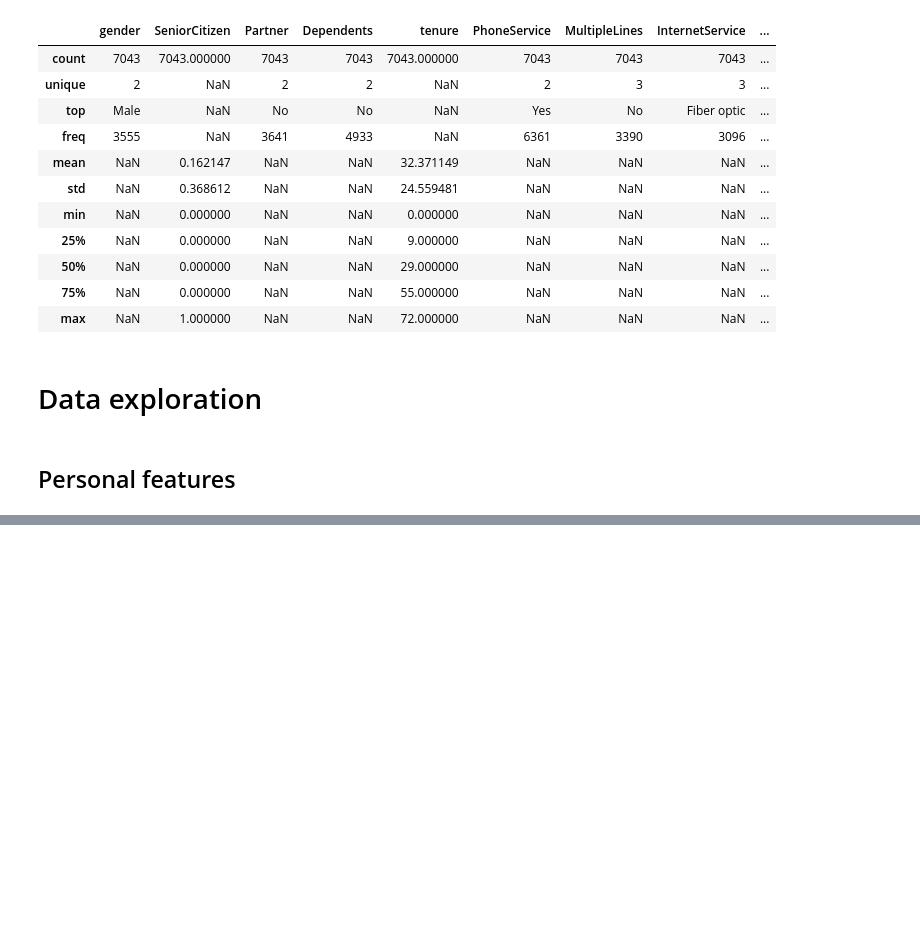
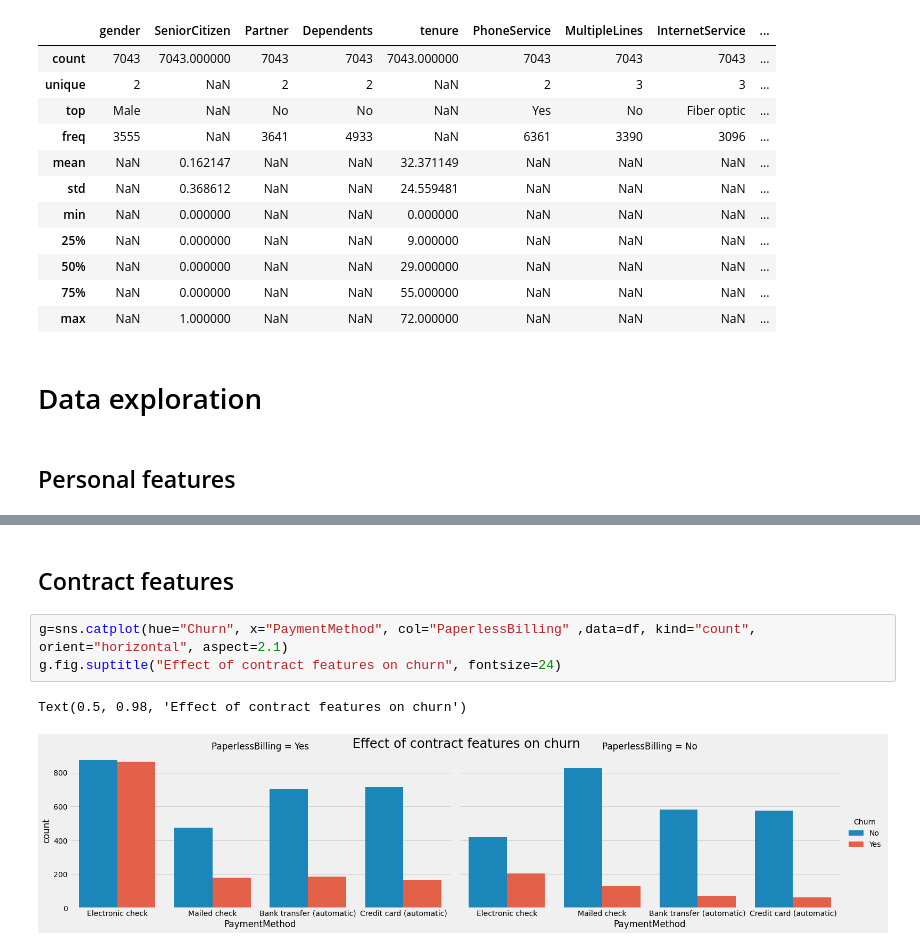
Before and after one commit to AnupamMisra/Data-science-projects, a Jupyter notebook: Customer_churn/firstnb.ipynb, the cells around one changed output, grey strips where cells are left out. Cells and saved outputs as stored; diff of their text form; blank space fills up the shorter version.

Commit message:
EDA of personal and contract features done

```diff
--- a/Customer_churn/firstnb.ipynb
+++ b/Customer_churn/firstnb.ipynb
@@ -49,0 +97,8 @@ df.describe(include="all")
+# %% [markdown]
+## Contract features
+# %%
+g=sns.catplot(hue="Churn", x="PaymentMethod", col="PaperlessBilling" ,data=df, kind="count", orient="horizontal", aspect=2.1)
+g.fig.suptitle("Effect of contract features on churn", fontsize=24)
+# %% [output]
+Text(0.5, 0.98, 'Effect of contract features on churn')
+[figure, added]
```
Also changed, not shown: parts of 3 cells of this notebook.
